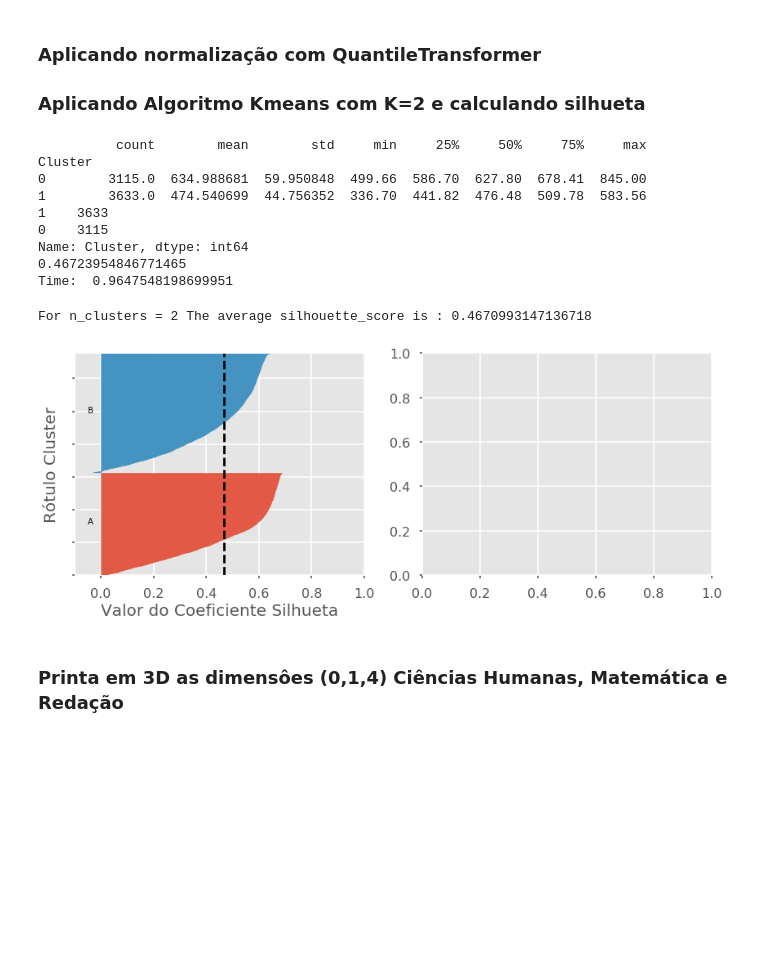
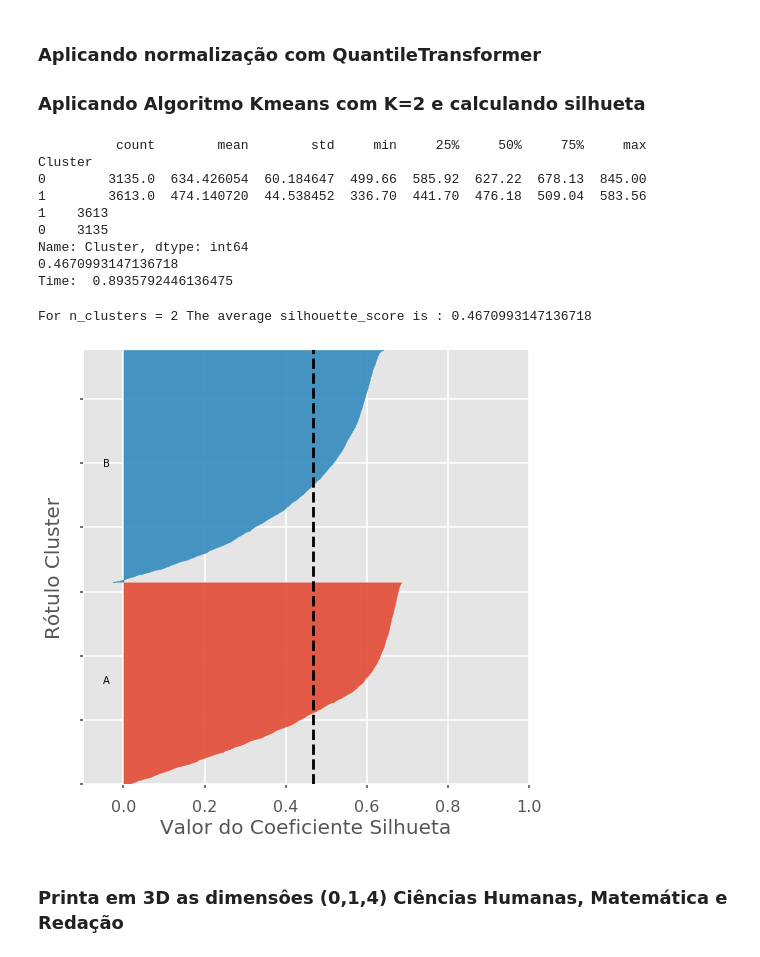
Before and after one commit to vinnyalvs/MineracaoDadosEnemTeresina, a Jupyter notebook: Clusterizando.ipynb, the cells around one changed output. Saved outputs shown, nothing was run; the diff lists cells and outputs as text; code cells hidden in the pictures; blank space fills up the shorter version.

```diff
--- a/Clusterizando.ipynb
+++ b/Clusterizando.ipynb
@@ -165,10 +159,7 @@ plt.show()
 import time
 oldTime = time.time()
 
-scaler = preprocessing.QuantileTransformer(n_quantiles=5, random_state=19)
-X = scaler.fit_transform(col.values)
-
-clusterer = KMeans(n_clusters=bestK,random_state=19,max_iter=1200,init='random')
+clusterer = KMeans(n_clusters=bestK,random_state=13,max_iter=1200,init='random')
 cluster_labels = clusterer.fit_predict(X)
 
 silhouette_avg = silhouette_score(X, cluster_labels)
@@ -187,21 +178,23 @@ print("Time: ", elapsed)
 # %% [output]
           count        mean        std     min     25%     50%     75%     max
 Cluster
-0        3115.0  634.988681  59.950848  499.66  586.70  627.80  678.41  845.00
-1        3633.0  474.540699  44.756352  336.70  441.82  476.48  509.78  583.56
-1    3633
-0    3115
+0        3135.0  634.426054  60.184647  499.66  585.92  627.22  678.13  845.00
+1        3613.0  474.140720  44.538452  336.70  441.70  476.18  509.04  583.56
+1    3613
+0    3135
 Name: Cluster, dtype: int64
-0.46723954846771465
-Time:  0.9647548198699951
+0.4670993147136718
+Time:  0.8935792446136475
 # %%
 range_n_clusters = [2]
 
 
 for n_clusters in range_n_clusters:
     # Create a subplot with 1 row and 2 columns
-    fig, (ax1, ax2) = plt.subplots(1, 2)
-    fig.set_size_inches(14, 5)
+
+    fig = plt.figure()
+    fig.set_size_inches(8, 8)
+    ax1 = fig.add_subplot()
 
     # The 1st subplot is the silhouette plot
     # The silhouette coefficient can range from -1, 1 but in this example all
@@ -242,34 +235,39 @@ for n_clusters in range_n_clusters:
 
         #color = cm.nipy_spectral(float(i) / n_clusters)
         color = colors[i]
         ax1.fill_betweenx(np.arange(y_lower, y_upper),
                           0, ith_cluster_silhouette_values,
                           facecolor=color, edgecolor=color, alpha=0.9)
 
         # Label the silhouette plots with their cluster numbers at the middle
         ax1.text(-0.05, y_lower + 0.5 * size_cluster_i, rotulos[i])
 
         # Compute the new y_lower for next plot
         y_lower = y_upper + 10  # 10 for the 0 samples
 
     #ax1.set_title("Plotagem da silhueta para os clusters")
     t = ax1.set_xlabel("Valor do Coeficiente Silhueta")
     text = ax1.set_ylabel("Rótulo Cluster")
     ax1.set_yticklabels([""])
+    ax1.figure.savefig("Gráficos/Silhueta")
     text.set_fontsize(20)
     t.set_fontsize(20)
 
      # The vertical line for average silhouette score of all the values
     ax1.axvline(x=silhouette_avg, color="black", linestyle="--")
 
 
 
 
 
+
+
+
+
 plt.show()
 # %% [output]
 For n_clusters = 2 The average silhouette_score is : 0.4670993147136718
-[figure, old version]
+[figure, new version]
 # %% [markdown]
 ### Printa em 3D as dimensôes (0,1,4) Ciências Humanas, Matemática e Redação
 # %%
```
Also changed, not shown: parts of 8 cells of this notebook, 3 other files.
